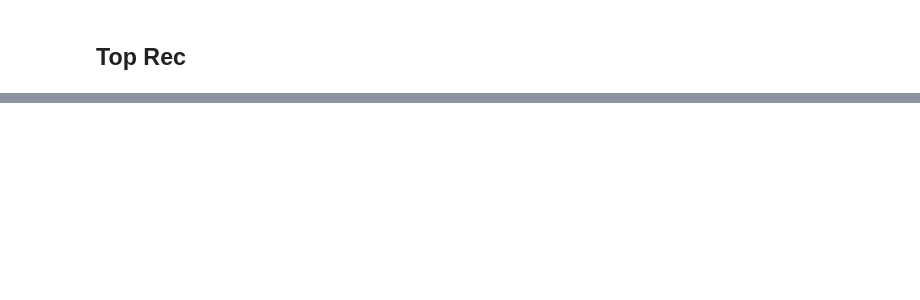
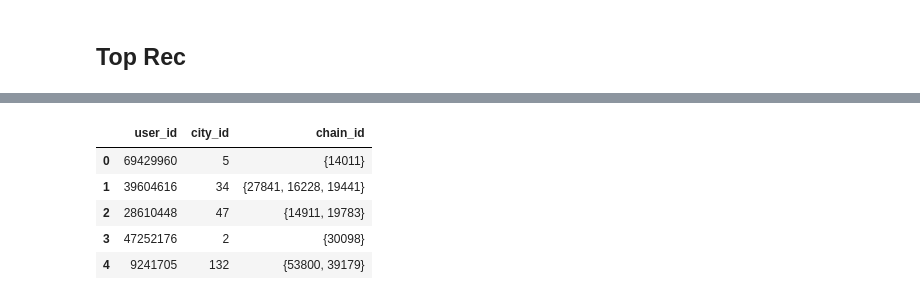
Before and after one commit to GimmeDanger/made-rec-sys-2021, a Jupyter notebook: utils/Full pipeline train.ipynb, the cells around one changed output, grey strips where cells are left out. Saved outputs shown, nothing was run; the diff lists cells and outputs as text; code cells hidden in the pictures; blank space fills up the shorter version.

```diff
--- a/utils/Full pipeline train.ipynb
+++ b/utils/Full pipeline train.ipynb
@@ -252,0 +278,9 @@ with open('top_rec.pkl', 'wb') as f:
+# %%
+tmp.head()
+# %% [output]
+|  | user_id | city_id | chain_id |
+| 0 | 69429960 | 5 | {14011} |
+| 1 | 39604616 | 34 | {27841, 16228, 19441} |
+| 2 | 28610448 | 47 | {14911, 19783} |
+| 3 | 47252176 | 2 | {30098} |
+| 4 | 9241705 | 132 | {53800, 39179} |
```
Also changed, not shown: parts of 14 cells of this notebook, 1 other file.
